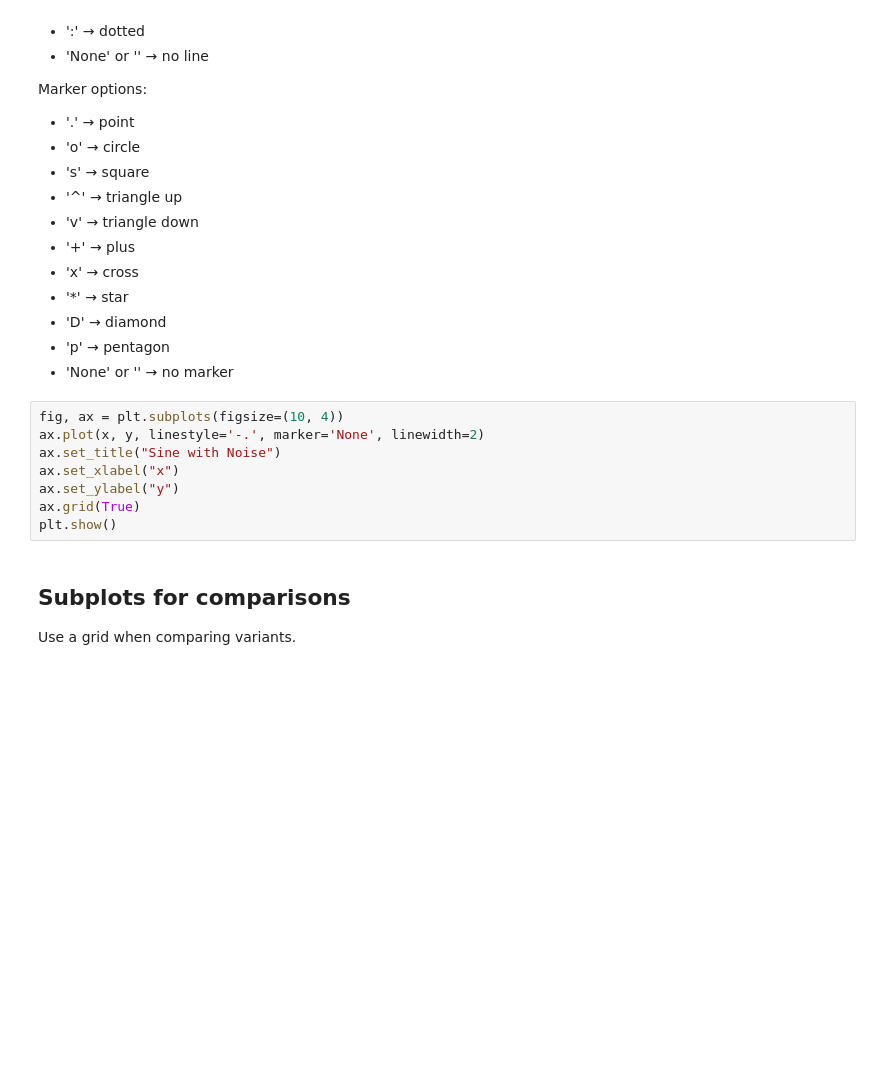
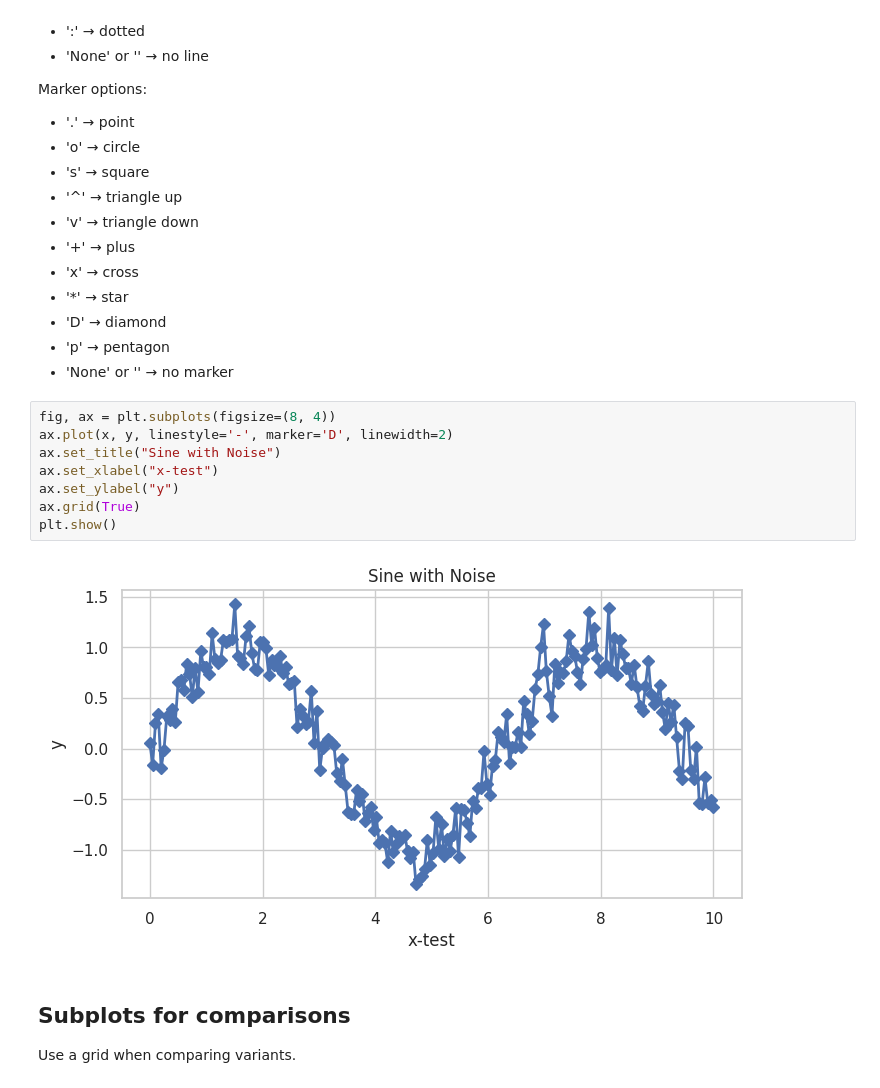
Before and after one commit to DATA101-F25/lecture_examples, a Jupyter notebook: Module08/session1.ipynb, the cells around one changed output. Cells and saved outputs as stored; diff of their text form; blank space fills up the shorter version.

```diff
--- a/Module08/session1.ipynb
+++ b/Module08/session1.ipynb
@@ -52,13 +56,15 @@ Marker options:
 - 'p' → pentagon
 - 'None' or '' → no marker
 # %%
-fig, ax = plt.subplots(figsize=(10, 4))
-ax.plot(x, y, linestyle='-.', marker='None', linewidth=2)
+fig, ax = plt.subplots(figsize=(8, 4))
+ax.plot(x, y, linestyle='-', marker='D', linewidth=2)
 ax.set_title("Sine with Noise")
-ax.set_xlabel("x")
+ax.set_xlabel("x-test")
 ax.set_ylabel("y")
 ax.grid(True)
 plt.show()
+# %% [output]
+[figure, added]
 # %% [markdown]
 
 ## Subplots for comparisons
```
Also changed, not shown: parts of 11 cells of this notebook, 2 other files.
